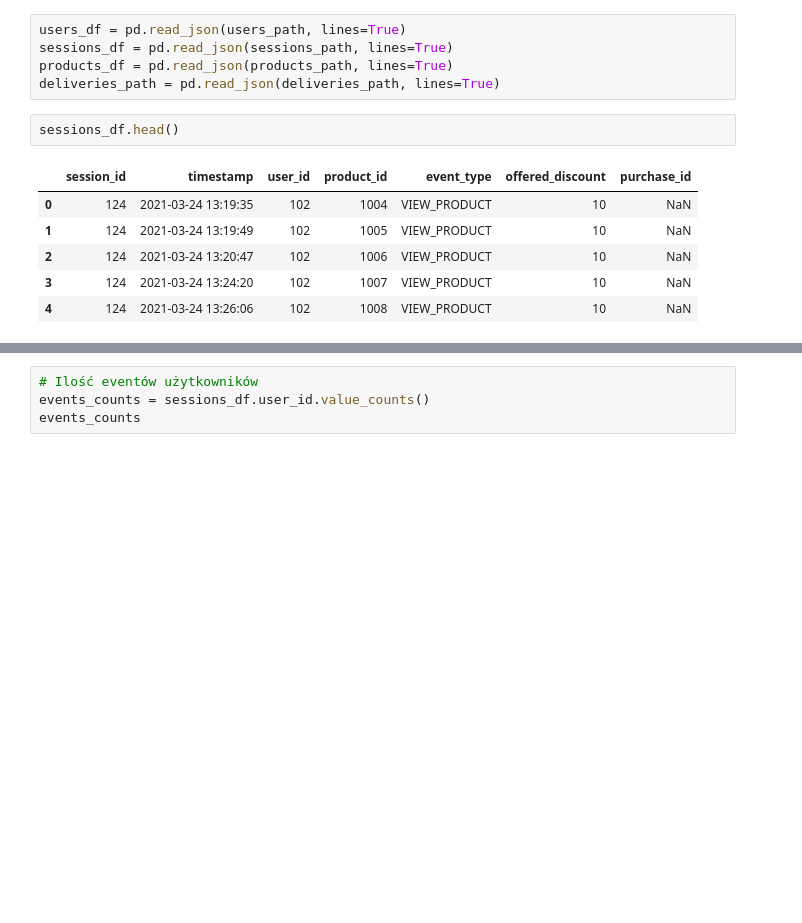
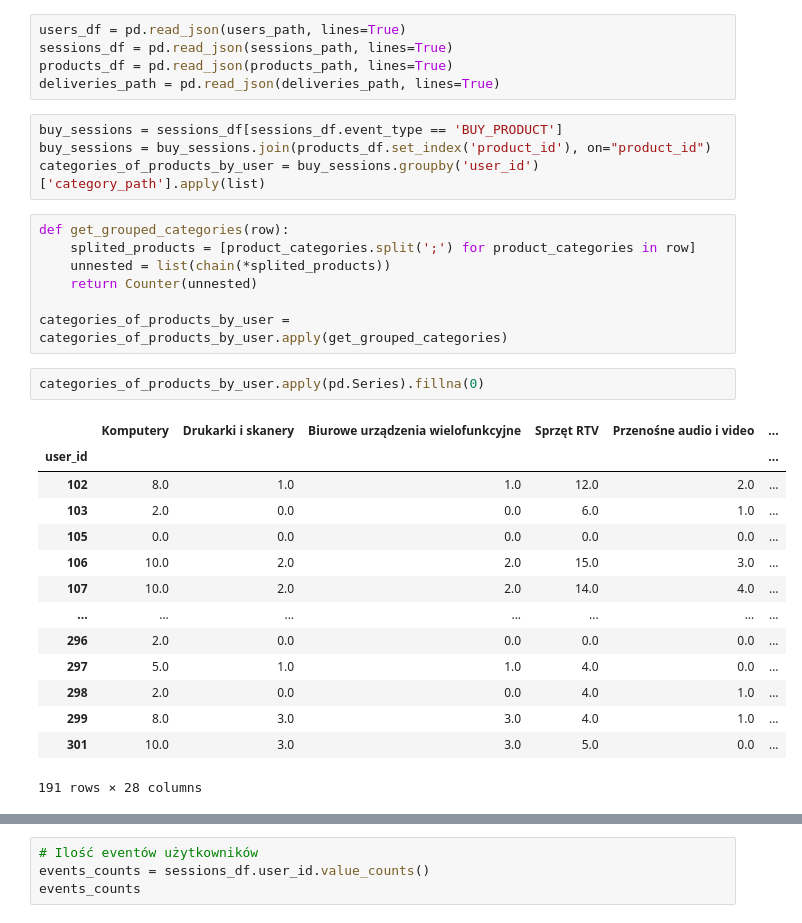
Before and after one commit to jfpio/IUM-Projekt, a Jupyter notebook: notebooks/data_analysis.ipynb, the cells around one changed output, grey strips where cells are left out. Drawn from its saved outputs; the diff is of its cells as text; blank space fills up the shorter version.

```diff
--- a/notebooks/data_analysis.ipynb
+++ b/notebooks/data_analysis.ipynb
@@ -16,12 +18,31 @@ users_df = pd.read_json(users_path, lines=True)
 sessions_df = pd.read_json(sessions_path, lines=True)
 products_df = pd.read_json(products_path, lines=True)
 deliveries_path = pd.read_json(deliveries_path, lines=True)
-# %%
-sessions_df.head()
-# %% [output]
-|  | session_id | timestamp | user_id | product_id | event_type | offered_discount | purchase_id |
-| 0 | 124 | 2021-03-24 13:19:35 | 102 | 1004 | VIEW_PRODUCT | 10 | NaN |
-| 1 | 124 | 2021-03-24 13:19:49 | 102 | 1005 | VIEW_PRODUCT | 10 | NaN |
-| 2 | 124 | 2021-03-24 13:20:47 | 102 | 1006 | VIEW_PRODUCT | 10 | NaN |
-| 3 | 124 | 2021-03-24 13:24:20 | 102 | 1007 | VIEW_PRODUCT | 10 | NaN |
-| 4 | 124 | 2021-03-24 13:26:06 | 102 | 1008 | VIEW_PRODUCT | 10 | NaN |
+# %%
+buy_sessions = sessions_df[sessions_df.event_type == 'BUY_PRODUCT']
+buy_sessions = buy_sessions.join(products_df.set_index('product_id'), on="product_id")
+categories_of_products_by_user = buy_sessions.groupby('user_id')['category_path'].apply(list)
+# %%
+def get_grouped_categories(row):
+    splited_products = [product_categories.split(';') for product_categories in row]
+    unnested = list(chain(*splited_products))
+    return Counter(unnested)
+
+categories_of_products_by_user = categories_of_products_by_user.apply(get_grouped_categories)
+# %%
+categories_of_products_by_user.apply(pd.Series).fillna(0)
+# %% [output]
+|  | Komputery | Drukarki i skanery | Biurowe urządzenia wielofunkcyjne | Sprzęt RTV | Przenośne audio i video | ... |
+| user_id |  |  |  |  |  | ... |
+| 102 | 8.0 | 1.0 | 1.0 | 12.0 | 2.0 | ... |
+| 103 | 2.0 | 0.0 | 0.0 | 6.0 | 1.0 | ... |
+| 105 | 0.0 | 0.0 | 0.0 | 0.0 | 0.0 | ... |
+| 106 | 10.0 | 2.0 | 2.0 | 15.0 | 3.0 | ... |
+| 107 | 10.0 | 2.0 | 2.0 | 14.0 | 4.0 | ... |
+| ... | ... | ... | ... | ... | ... | ... |
+| 296 | 2.0 | 0.0 | 0.0 | 0.0 | 0.0 | ... |
+| 297 | 5.0 | 1.0 | 1.0 | 4.0 | 0.0 | ... |
+| 298 | 2.0 | 0.0 | 0.0 | 4.0 | 1.0 | ... |
+| 299 | 8.0 | 3.0 | 3.0 | 4.0 | 1.0 | ... |
+| 301 | 10.0 | 3.0 | 3.0 | 5.0 | 0.0 | ... |
+191 rows × 28 columns
```
Also changed, not shown: parts of 3 cells of this notebook, 5 other files.
